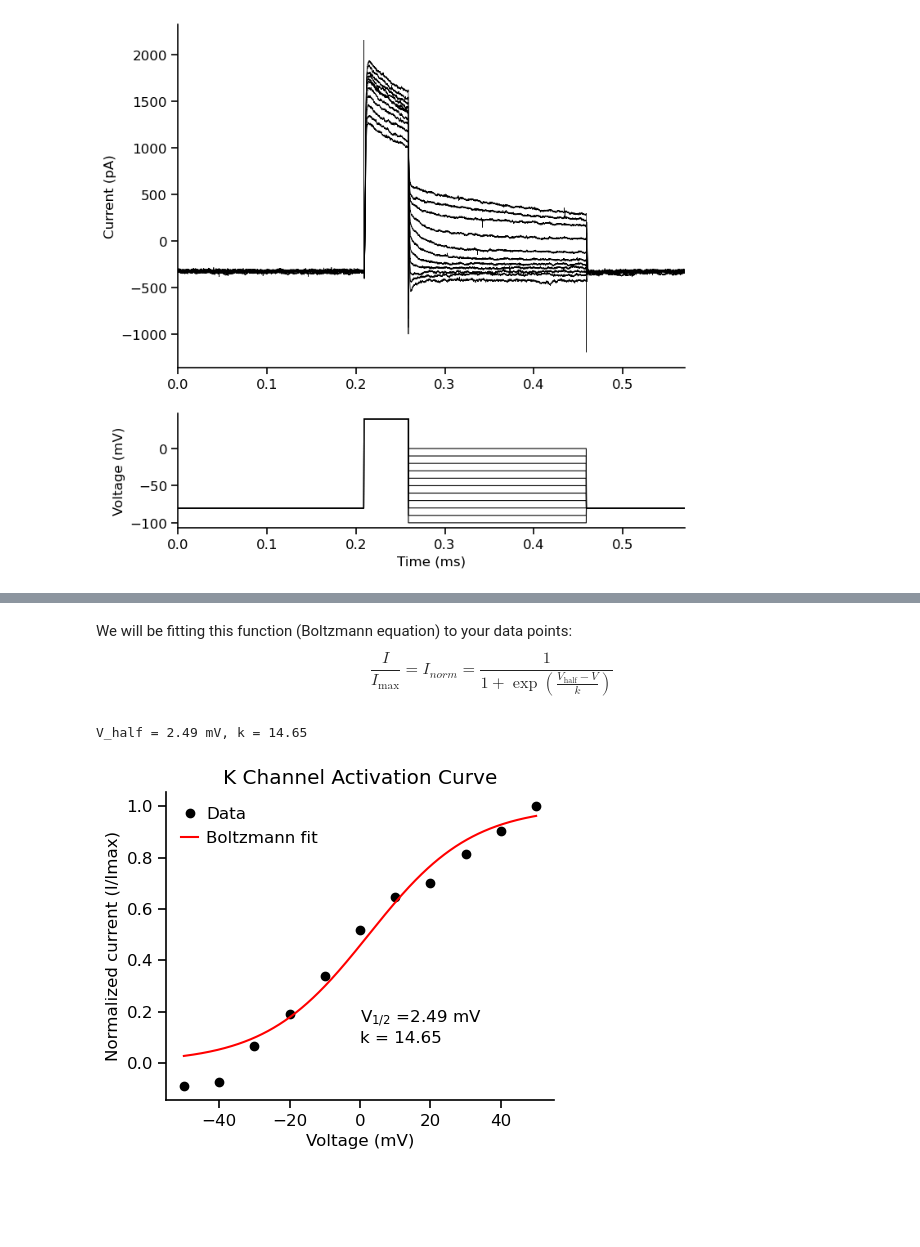
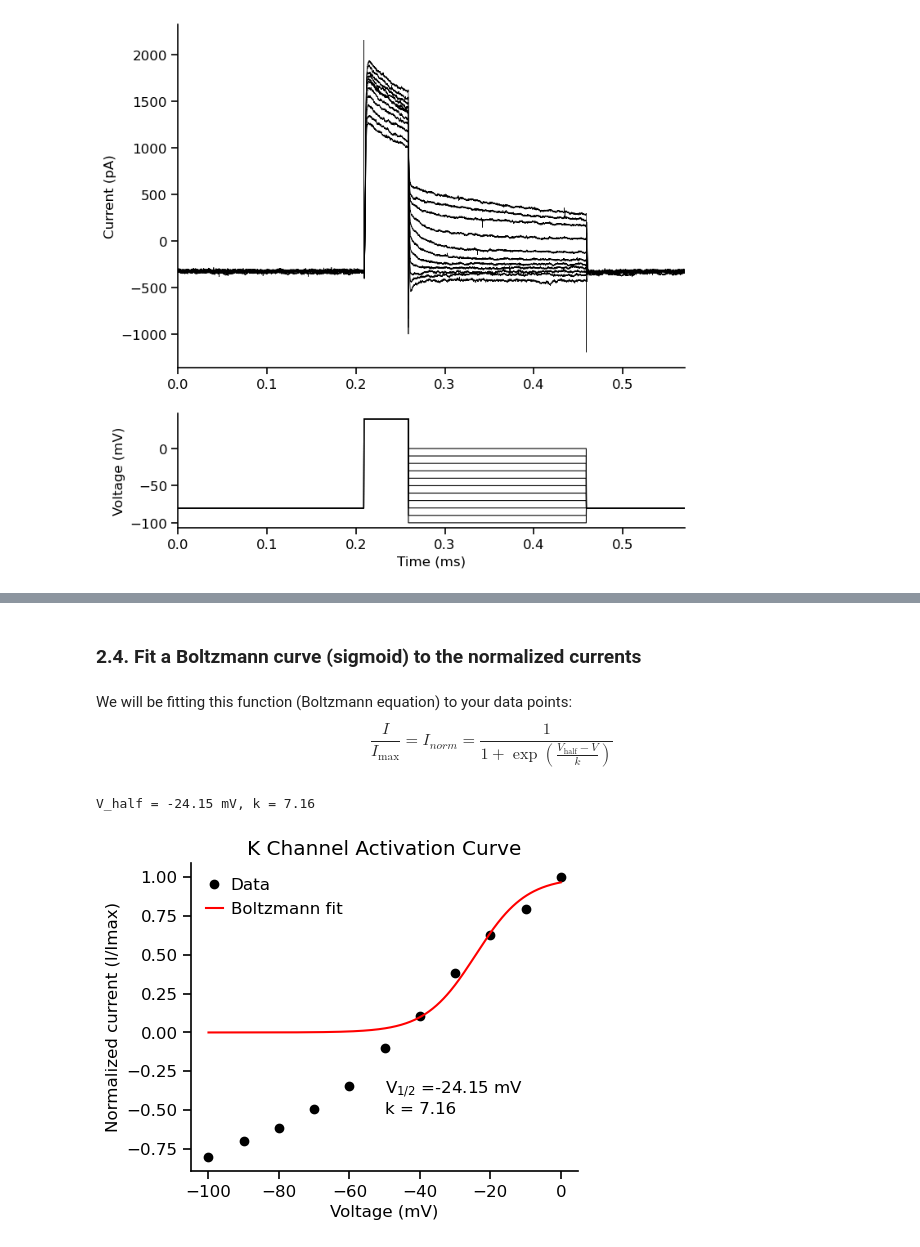
Before and after one commit to argalloni/CSHL_IonChannels2025, a Jupyter notebook: Analysis 10 - HCN Ih currents.ipynb, the cells around one changed output, grey strips where cells are left out. Drawn from its saved outputs; the diff is of its cells as text; code cells hidden in the pictures; blank space fills up the shorter version.

Commit message:
updated Ih current analysis

```diff
--- a/Analysis 10 - HCN Ih currents.ipynb
+++ b/Analysis 10 - HCN Ih currents.ipynb
@@ -65,12 +95,12 @@ start_time = 120  # milliseconds
 end_time = 500   # milliseconds, (enter -1 to get the end of the sweep)
 
 # The markers are important: the will define the window where we actually exctract peak current values from. Set them carefully.
-marker_1 = 265  # milliseconds
-marker_2 = 300    # milliseconds
+marker_1 = 400  # milliseconds
+marker_2 = 450  # milliseconds
 
+# ----------------------------------------------------------------------------------------------------------------------
 current_traces, time_in_window = select_sweep_window(sweeps, sweeps_time, start_time, end_time, sampling_freq, channel=0)
 voltage_traces, time_in_window = select_sweep_window(sweeps, sweeps_time, start_time, end_time, sampling_freq, channel=1)
-
 ax = plot_traces(time_in_window, current_traces, voltage_traces, marker_1, marker_2)
 plt.show()
 # %% [output]
@@ -133,0 +112,15 @@ plt.show()
+# %%
+measurement_type = 'mean' # Options: 'mean', 'max', 'min', 'peak'
+
+voltage_steps, current_steps = get_step_measurements(sweeps, sweeps_time,
+                                                     start_time=marker_1,
+                                                     end_time=marker_2,
+                                                     sampling_freq=sampling_freq,
+                                                     measurement_type=measurement_type)
+if np.all(voltage_steps == voltage_steps[0]):
+    print("WARNING: All voltage steps are the same")
+if np.all(current_steps == current_steps[0]):
+    print("WARNING: All current steps are the same")
+
+ax = plot_IV(voltage_steps, current_steps, xlabel_coords=(0.95,0.25), ylabel_coords=(0.4,0.6))
+plt.show()
@@ -191,0 +189,17 @@ Reversal potential: -49.549 mV
+# %%
+# The markers are important: the will define the window where we actually exctract peak current values from. Set them carefully.
+marker_3 = 270  # milliseconds
+
+# ----------------------------------------------------------------------------------------------------------------------
+ax = plot_traces(time_in_window, current_traces, voltage_traces, marker_3)
+marker_3_idx = time_to_index(marker_3, sampling_freq)
+tail_currents = current_at_marker1 = sweeps[:,0,marker_3_idx]
+ax[0].scatter([marker_3]*len(tail_currents), tail_currents, color='red', marker='x', label="current measurement points", zorder=10)
+ax[0].legend(loc='upper left', bbox_to_anchor=(0.4, 0.8))
+plt.show()
+
+# Plot the tail currents
+plt.plot(voltage_steps, tail_currents, 'o', color='black')
+plt.xlabel('Voltage (mV)')
+plt.ylabel('Current (pA)')
+plt.show()
@@ -192,30 +208,33 @@ Reversal potential: -49.549 mV
+# %% [markdown]
+### 2.4. Fit a Boltzmann curve (sigmoid) to the normalized currents
 # %% [markdown]
 We will be fitting this function (Boltzmann equation) to your data points:
 $$ \frac{I}{I_{\text{max}}} = I_{norm} = \frac{1}{1 + \exp\left(\frac{V_{\text{half}} - V}{k}\right)}$$
 # %%
-I_norm = current_steps / np.max(current_steps)
+I_max = np.max(tail_currents)
+I_norm = tail_currents / I_max
 
 # Fit the Boltzmann function (sigmoidal curve) to the data and overlay
 from scipy.optimize import curve_fit
 def boltzmann(V, V_half, k):
     return 1 / (1 + np.exp((V_half - V) / k))
 k_guess = 5 # Initial guess for the slope parameter to fit the curve
 popt, _ = curve_fit(boltzmann, voltage_steps, I_norm, p0=[np.median(voltage_steps), k_guess])
 V_half_fit, k_fit = popt
 V_fit = np.linspace(np.min(voltage_steps), np.max(voltage_steps), 500)
 I_fit = boltzmann(V_fit, V_half_fit, k_fit)
 print(f"V_half = {V_half_fit:.2f} mV, k = {k_fit:.2f}")
 
 # Plot normalized data points & fitted curve
 fig, ax = plt.subplots(figsize=(5, 4))
 ax.plot(voltage_steps, I_norm, 'o', label='Data', color='black')
 ax.plot(V_fit, I_fit, '-', label='Boltzmann fit', color='red')
 ax.text(0.5, 0.3, 'V$_{1/2}$ ='+f'{V_half_fit:.2f} mV \nk = {k_fit:.2f}', transform=ax.transAxes, ha='left', va='top')
 ax.set_xlabel('Voltage (mV)')
 ax.set_ylabel('Normalized current (I/Imax)')
 ax.set_title('K Channel Activation Curve')
 ax.legend(handlelength=1, loc='upper left', handletextpad=0.5)
 plt.show()
 # %% [output]
-V_half = 2.49 mV, k = 14.65
+V_half = -24.15 mV, k = 7.16
-[figure, old version]
+[figure, new version]
```
Also changed, not shown: parts of 24 cells of this notebook, 4 other files.
